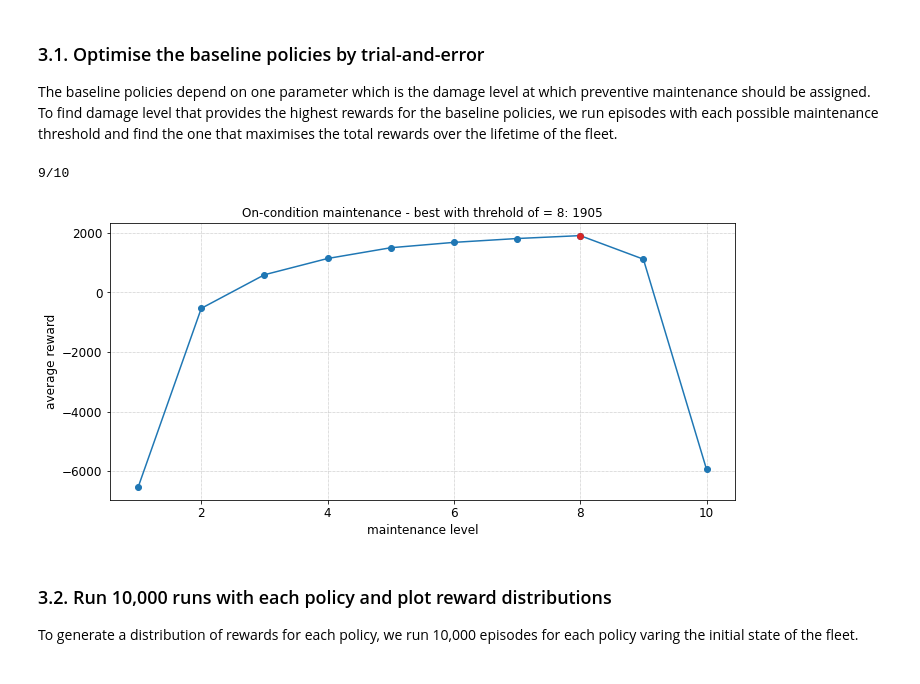
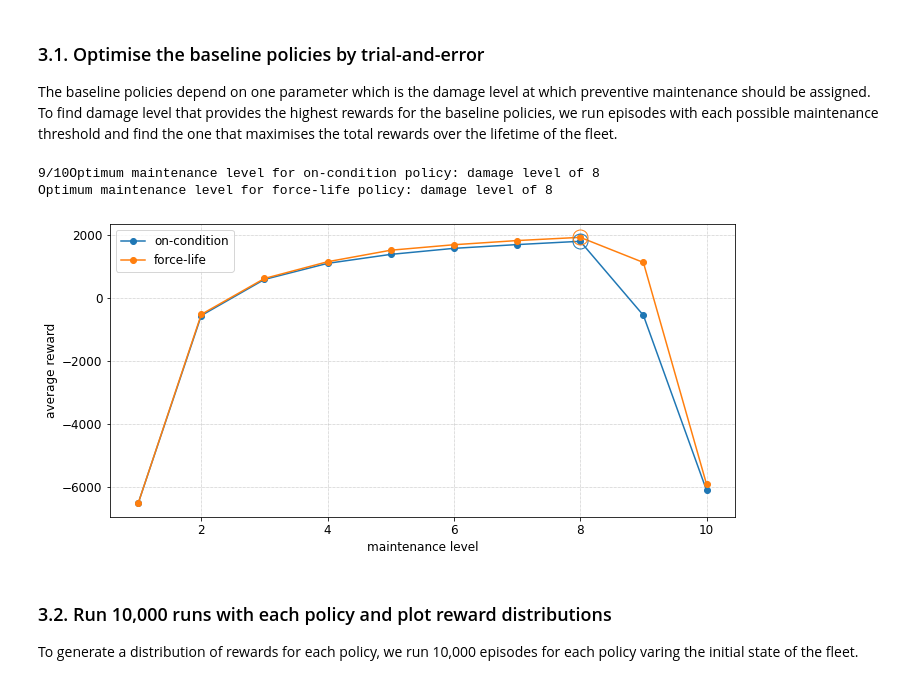
Before and after one commit to UNSW-MCM/RLfleet, a Jupyter notebook: fleet_optimisation_Qtable_2aircraft.ipynb, the cells around one changed output. Drawn from its saved outputs; the diff is of its cells as text; code cells hidden in the pictures.

```diff
--- a/fleet_optimisation_Qtable_2aircraft.ipynb
+++ b/fleet_optimisation_Qtable_2aircraft.ipynb
@@ -148,7 +148,8 @@ else:
             params['C'] = pickle.load(f)
         print('C-values were loaded from file')
     else:
-        params['C'] = params['C_median'] + params['C_std']*np.random.normal(size=params['n_tail'])
+        # params['C'] = params['C_median'] + params['C_std']*np.random.normal(size=params['n_tail'])
+        params['C'] = np.array([7e-11, 1.3e-10])
         with open(os.path.join(fp_outputs,'C_values.pkl'),'wb') as f:
             pickle.dump(params['C'],f)
 
@@ -381,50 +382,69 @@ To evaluate the performance of the optimal RL policy, baselines policies were de
 
 The baseline policies depend on one parameter which is the damage level at which preventive maintenance should be assigned. To find damage level that provides the highest rewards for the baseline policies, we run episodes with each possible maintenance threshold and find the one that maximises the total rewards over the lifetime of the fleet.
 # %%
-fp = os.path.join(fp_init,'baseline_policies')
-if not os.path.exists(fp): os.makedirs(fp)
+fp_base = os.path.join(fp_init,'baseline_policies')
+if not os.path.exists(fp_base): os.makedirs(fp_base)
 
-# optimise on-condition maintenance policy (level at which maintenance is applied)
-if os.path.exists(os.path.join(fp,'oncondition_maintlevels.pkl')):
-    with open(os.path.join(fp,'oncondition_maintlevels.pkl'),'rb') as f:
-        data_random = pickle.load(f)
-    maint_levels = data_random['maint_levels']
-    total_rewards = data_random['rewards']
+# optimise level at which maintenance is applied
+repetitions = 30
+if os.path.exists(os.path.join(fp_base,'oncondition_maintlevels.pkl')):
+    with open(os.path.join(fp_base,'oncondition_maintlevels.pkl'),'rb') as f:
+        data = pickle.load(f)
+    maint_levels = data['maint_levels']
+    total_rewards_oncond = data['rewards_oncond']
+    total_rewards_forcelife = data['rewards_forcelife']
 else:
-    repetitions = 30
     maint_levels = np.arange(1,env.dlevels+1,dtype=int)
-    total_rewards = []
+    total_rewards_oncond = []
+    total_rewards_forcelife = []
     for i,level in enumerate(maint_levels):
         print('\r%d/%d'%(i,len(maint_levels)),end='')
+        # optimise on-condition maintenance
         rewards = 0
         for k in range(repetitions):
             env.reset()
             env.crack_lengths = np.random.uniform(env.a0*1000,env.amax*1000,env.n_tail)
             damage_levels = np.searchsorted(env.dintervals,env.crack_lengths,side='right')
             env.state[:env.n_tail] = damage_levels
             damage_ts, reward_ts = opfleet.episode_on_condition(env,maint_level=level)
             rewards += np.nansum(reward_ts)
-        total_rewards.append(rewards/repetitions)
+        total_rewards_oncond.append(rewards/repetitions)
+        # optimise force-life management
+        rewards = 0
+        for k in range(repetitions):
+            env.reset()
+            env.crack_lengths = np.random.uniform(env.a0*1000,env.amax*1000,env.n_tail)
+            damage_levels = np.searchsorted(env.dintervals,env.crack_lengths,side='right')
+            env.state[:env.n_tail] = damage_levels
+            damage_ts, reward_ts = opfleet.episode_force_life(env,maint_level=level)
+            rewards += np.nansum(reward_ts)
+        total_rewards_forcelife.append(rewards/repetitions)
     # store data in pickle file
     data = {'maint_levels':maint_levels,
-            'rewards':total_rewards}
-    with open(os.path.join(fp,'oncondition_maintlevels.pkl'),'wb') as f:
+            'rewards_oncond':total_rewards_oncond,
+            'rewards_forcelife':total_rewards_forcelife}
+    with open(os.path.join(fp_base,'oncondition_maintlevels.pkl'),'wb') as f:
         pickle.dump(data,f)
 
 # plot optimisation results
-fig,ax=plt.subplots(1,1,figsize=[10,5],tight_layout=True);
+fig,ax = plt.subplots(1,1,figsize=[10,5],tight_layout=True);
 ax.grid(which='major',ls=':',c='0.5',lw=0.5)
-ax.plot(maint_levels,total_rewards,'-o')
+ax.plot(maint_levels,total_rewards_oncond,'-o',label='on-condition')
+ax.plot(maint_levels,total_rewards_forcelife,'-o',label='force-life')
 ax.set(xlabel='maintenance level',ylabel='average reward')
-idx_max = np.argmax(total_rewards)
-ax.plot(maint_levels[idx_max],total_rewards[idx_max],'C3o')
-ax.set_title('On-condition maintenance - best with threhold of = %d: %d'%(maint_levels[idx_max],total_rewards[idx_max]))
-fig.savefig(os.path.join(fp,'optim_results.jpg'))
+ax.plot(maint_levels[np.argmax(total_rewards_oncond)],np.max(total_rewards_oncond),'C0o',mfc='None',ms=15)
+ax.plot(maint_levels[np.argmax(total_rewards_forcelife)],np.max(total_rewards_forcelife),'C1o',mfc='None',ms=15)
+ax.legend(loc='upper left')
+fig.savefig(os.path.join(fp_base,'optim_results.jpg'))
 
-maint_level = maint_levels[np.argmax(total_rewards)]
+maint_level_oncond = maint_levels[np.argmax(total_rewards_oncond)]
+maint_level_forcelife = maint_levels[np.argmax(total_rewards_forcelife)]
+print('Optimum maintenance level for on-condition policy: damage level of %d'%maint_level_oncond)
+print('Optimum maintenance level for force-life policy: damage level of %d'%maint_level_forcelife)
 # %% [output]
-9/10
+9/10Optimum maintenance level for on-condition policy: damage level of 8
+Optimum maintenance level for force-life policy: damage level of 8
-[figure, old version]
+[figure, new version]
 # %% [markdown]
 ### 3.2. Run 10,000 runs with each policy and plot reward distributions
 
```
Also changed, not shown: parts of 1 cell of this notebook, 3 other files.
